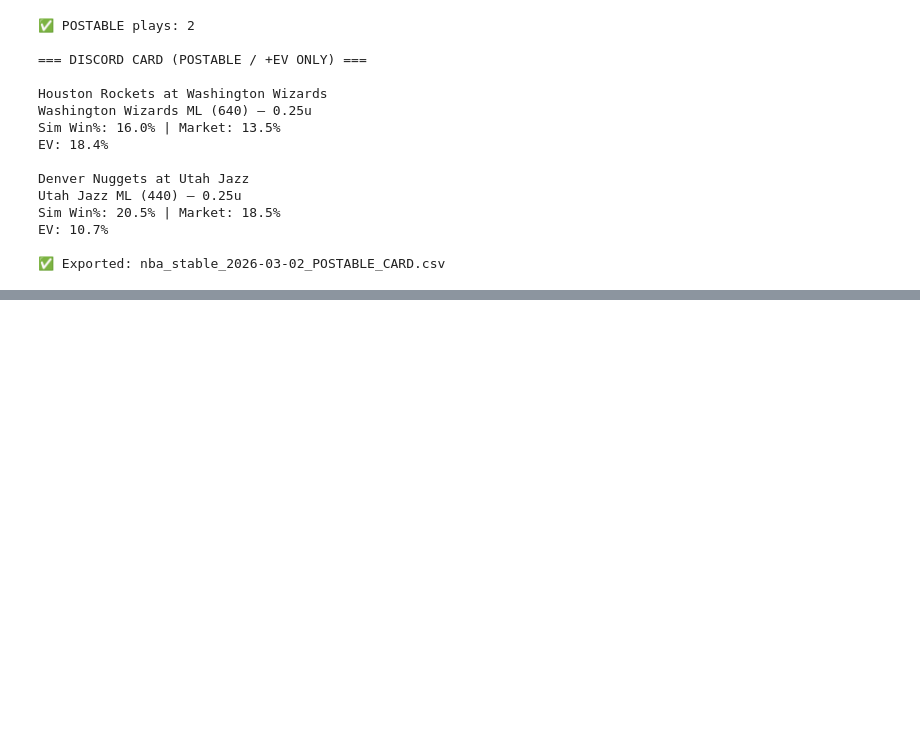
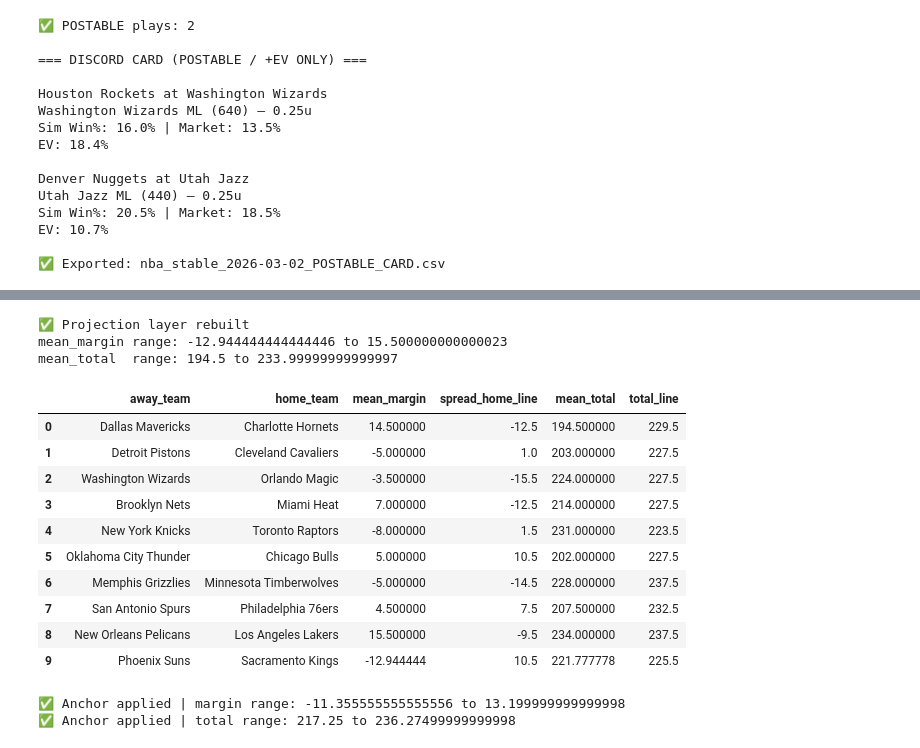
Before and after one commit to dchav12/New-stable-, a Jupyter notebook: NBA_STABLE.ipynb, the cells around one changed output, grey strips where cells are left out. Cells and saved outputs as stored; diff of their text form; code cells hidden in the pictures; blank space fills up the shorter version.

```diff
--- a/NBA_STABLE.ipynb
+++ b/NBA_STABLE.ipynb
@@ -3556,0 +4209,63 @@ EV: 10.7%
+# %%
+# =========================
+# MERGE PROJECTIONS INTO games_df + REBUILD MEANS
+# =========================
+g = games_df.copy()
+
+g = g.merge(team_overall, left_on="home_team", right_on="team", how="left").rename(columns={
+    "poss":"h_poss","ppp_for":"h_ppp_for","ppp_against":"h_ppp_against"
+}).drop(columns=["team","ppg_for","ppg_against","games"], errors="ignore")
+
+g = g.merge(team_overall, left_on="away_team", right_on="team", how="left").rename(columns={
+    "poss":"a_poss","ppp_for":"a_ppp_for","ppp_against":"a_ppp_against"
+}).drop(columns=["team","ppg_for","ppg_against","games"], errors="ignore")
+
+for col in ["h_poss","a_poss","h_ppp_for","h_ppp_against","a_ppp_for","a_ppp_against"]:
+    g[col] = pd.to_numeric(g[col], errors="coerce")
+    g[col] = g[col].fillna(g[col].mean())
+
+g["poss_proj"] = (g["h_poss"] + g["a_poss"]) / 2
+g["home_ppp_proj"] = (g["h_ppp_for"] + g["a_ppp_against"]) / 2
+g["away_ppp_proj"] = (g["a_ppp_for"] + g["h_ppp_against"]) / 2
+
+g["mean_total"]  = (g["home_ppp_proj"] + g["away_ppp_proj"]) * g["poss_proj"]
+g["mean_margin"] = (g["home_ppp_proj"] - g["away_ppp_proj"]) * g["poss_proj"]  # + => home favored
+
+games_df = g
+
+print("✅ Projection layer rebuilt")
+print("mean_margin range:", float(games_df["mean_margin"].min()), "to", float(games_df["mean_margin"].max()))
+print("mean_total  range:", float(games_df["mean_total"].min()),  "to", float(games_df["mean_total"].max()))
+display(games_df[["away_team","home_team","mean_margin","spread_home_line","mean_total","total_line"]].head(10))
+# %% [output]
+✅ Projection layer rebuilt
+mean_margin range: -12.944444444444446 to 15.500000000000023
+mean_total  range: 194.5 to 233.99999999999997
+|  | away_team | home_team | mean_margin | spread_home_line | mean_total | total_line |
+| 0 | Dallas Mavericks | Charlotte Hornets | 14.500000 | -12.5 | 194.500000 | 229.5 |
+| 1 | Detroit Pistons | Cleveland Cavaliers | -5.000000 | 1.0 | 203.000000 | 227.5 |
+| 2 | Washington Wizards | Orlando Magic | -3.500000 | -15.5 | 224.000000 | 227.5 |
+| 3 | Brooklyn Nets | Miami Heat | 7.000000 | -12.5 | 214.000000 | 227.5 |
+| 4 | New York Knicks | Toronto Raptors | -8.000000 | 1.5 | 231.000000 | 223.5 |
+| 5 | Oklahoma City Thunder | Chicago Bulls | 5.000000 | 10.5 | 202.000000 | 227.5 |
+| 6 | Memphis Grizzlies | Minnesota Timberwolves | -5.000000 | -14.5 | 228.000000 | 237.5 |
+| 7 | San Antonio Spurs | Philadelphia 76ers | 4.500000 | 7.5 | 207.500000 | 232.5 |
+| 8 | New Orleans Pelicans | Los Angeles Lakers | 15.500000 | -9.5 | 234.000000 | 237.5 |
+| 9 | Phoenix Suns | Sacramento Kings | -12.944444 | 10.5 | 221.777778 | 225.5 |
+# %%
+# =========================
+# MARKET ANCHOR (CONSISTENT)
+# =========================
+BLEND_MODEL = 0.35
+BLEND_MARKET = 0.65
+
+games_df["mean_margin"] = BLEND_MODEL*games_df["mean_margin"] + BLEND_MARKET*(-games_df["spread_home_line"])
+games_df["mean_total"]  = BLEND_MODEL*games_df["mean_total"]  + BLEND_MARKET*(games_df["total_line"])
+
+print("✅ Anchor applied | margin range:",
+      float(games_df["mean_margin"].min()), "to", float(games_df["mean_margin"].max()))
+print("✅ Anchor applied | total range:",
+      float(games_df["mean_total"].min()), "to", float(games_df["mean_total"].max()))
+# %% [output]
+✅ Anchor applied | margin range: -11.355555555555556 to 13.199999999999998
+✅ Anchor applied | total range: 217.25 to 236.27499999999998
```
Also changed, not shown: parts of 39 cells of this notebook.
